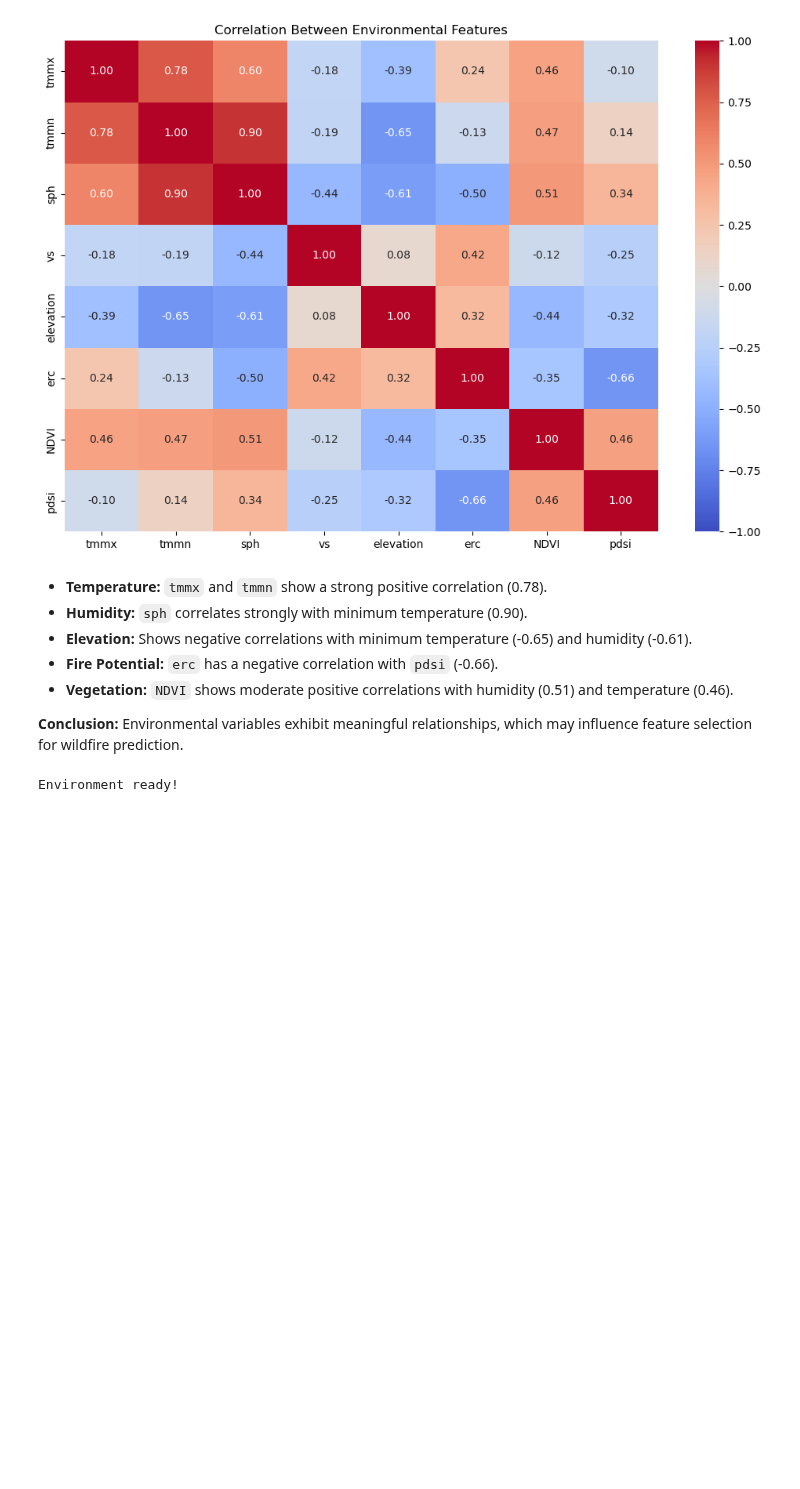
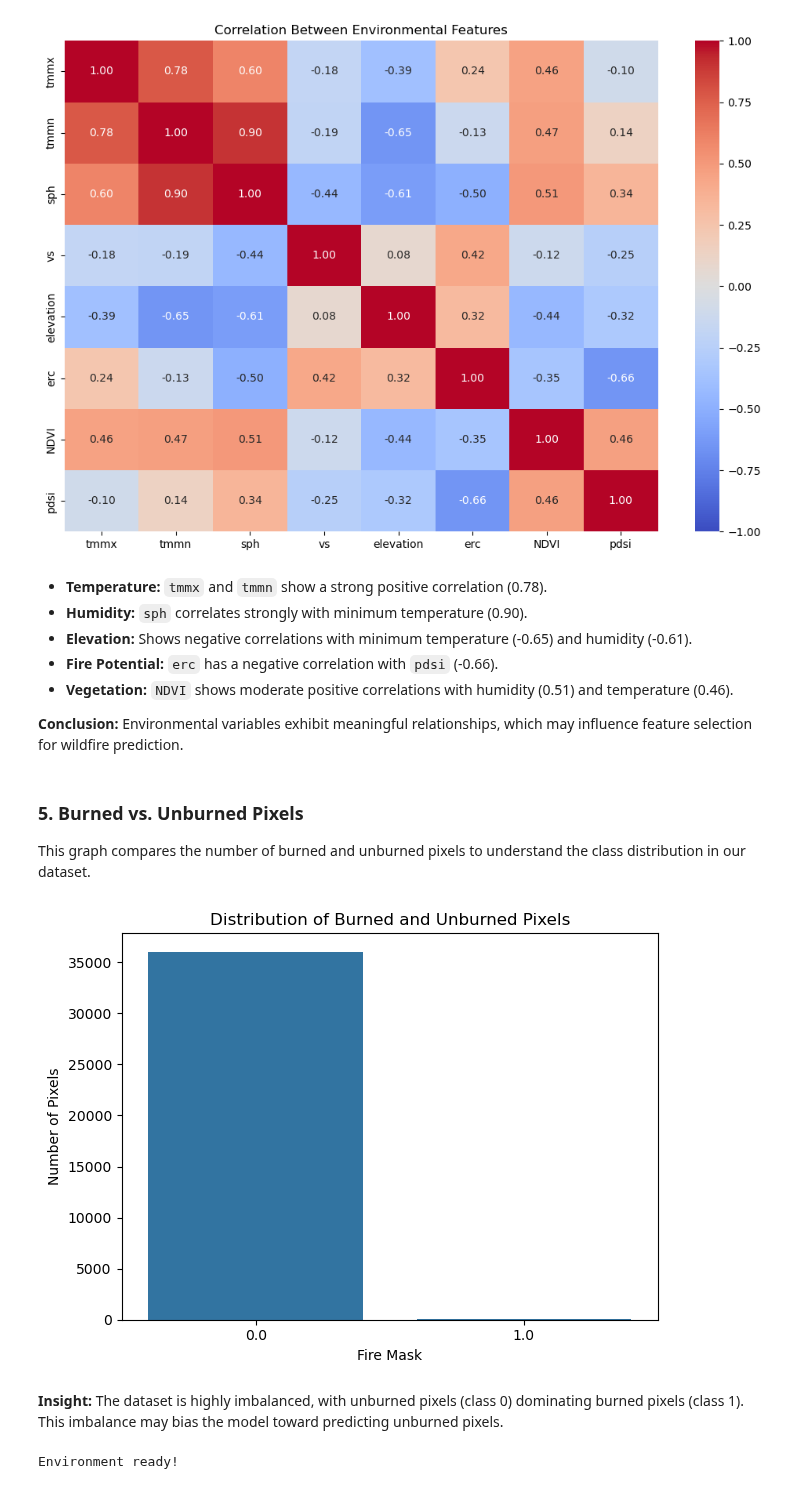
Before and after one commit to connectwithvanshika/TensorTitans_SectionC, a Jupyter notebook: notebooks/02_eda_and_data_quality.ipynb, the cells around one changed output. Cells and saved outputs as stored; diff of their text form; code cells hidden in the pictures; blank space fills up the shorter version.

Commit message:
EDA: visualize fire mask class distribution

```diff
--- a/notebooks/02_eda_and_data_quality.ipynb
+++ b/notebooks/02_eda_and_data_quality.ipynb
@@ -205,6 +205,23 @@ plt.close()
 - **Vegetation:** `NDVI` shows moderate positive correlations with humidity (0.51) and temperature (0.46).
 
 **Conclusion:** Environmental variables exhibit meaningful relationships, which may influence feature selection for wildfire prediction.
+# %% [markdown]
+### 5. Burned vs. Unburned Pixels
+
+This graph compares the number of burned and unburned pixels to understand the class distribution in our dataset.
+# %%
+sns.countplot(data=tabular_df, x="FireMask")
+plt.title("Distribution of Burned and Unburned Pixels")
+plt.xlabel("Fire Mask")
+plt.ylabel("Number of Pixels")
+plt.tight_layout()
+plt.savefig(os.path.join(fig_dir, "fire_mask_distribution.png"), dpi=250)
+plt.show()
+plt.close()
+# %% [output]
+[figure, added]
+# %% [markdown]
+**Insight:** The dataset is highly imbalanced, with unburned pixels (class 0) dominating burned pixels (class 1). This imbalance may bias the model toward predicting unburned pixels.
 # %%
 # import sys
 # import os
```
